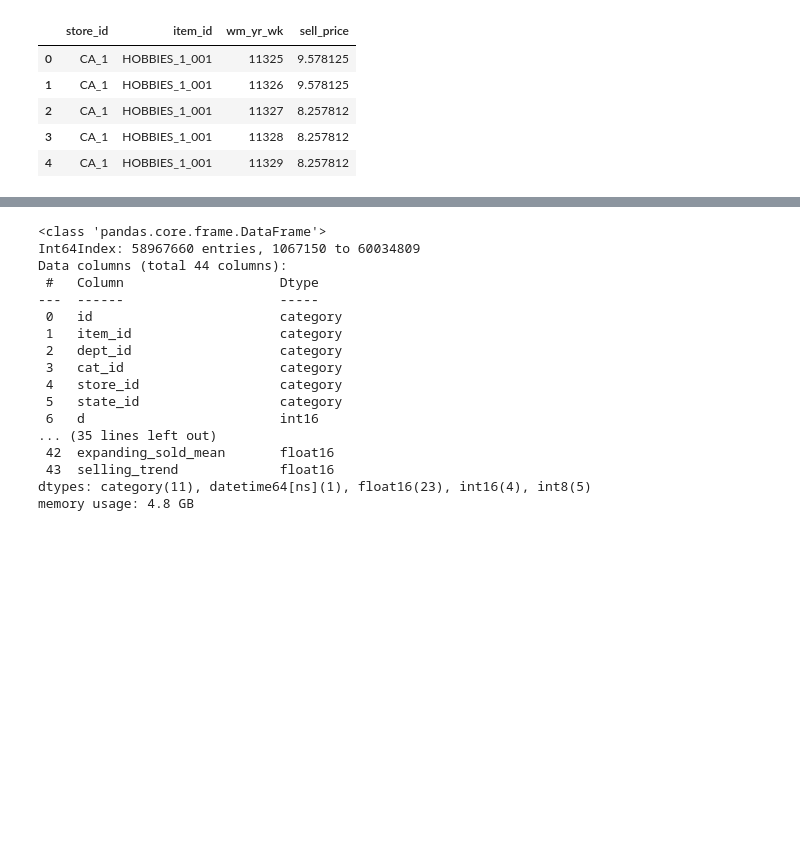
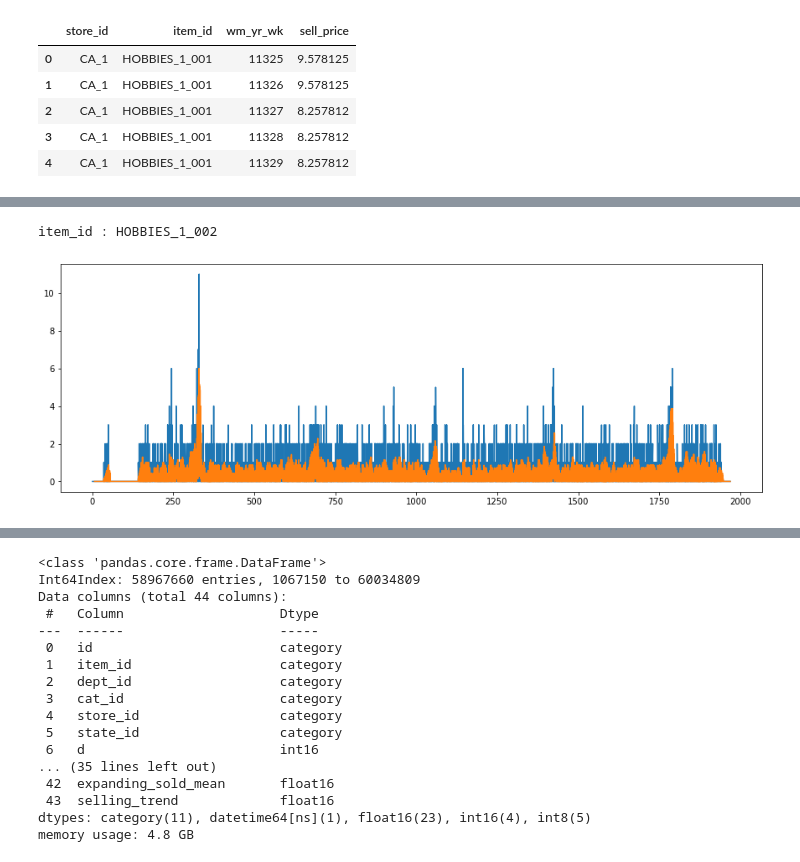
Before and after one commit to kyohei-123/kaggle-m5accuracy, a Jupyter notebook: kaggle-m5accuracy_r3.ipynb, the cells around one changed output, grey strips where cells are left out. Drawn from its saved outputs; the diff is of its cells as text; code cells hidden in the pictures; blank space fills up the shorter version.

```diff
--- a/kaggle-m5accuracy_r3.ipynb
+++ b/kaggle-m5accuracy_r3.ipynb
@@ -364,0 +326,19 @@ df.drop(['daily_avg_sold','avg_sold'],axis=1,inplace=True)
+# %%
+### 商品ごとにトレンドを確認
+
+item_ids = df["item_id"].unique()
+item_id = item_ids[1]
+print(f"item_id : {item_id}")
+
+f,ax = plt.subplots(figsize=(15,5))
+
+filter1 = (df["item_id"]==item_id)
+x = df[filter1]["d"]
+y = df[filter1]["sold"]
+ax.plot(x,y)
+y = df[filter1]["rolling_sold_mean"]
+ax.plot(x,y)
+f.show()
+# %% [output]
+item_id : HOBBIES_1_002
+[figure, added]
```
Also changed, not shown: parts of 47 cells of this notebook.
